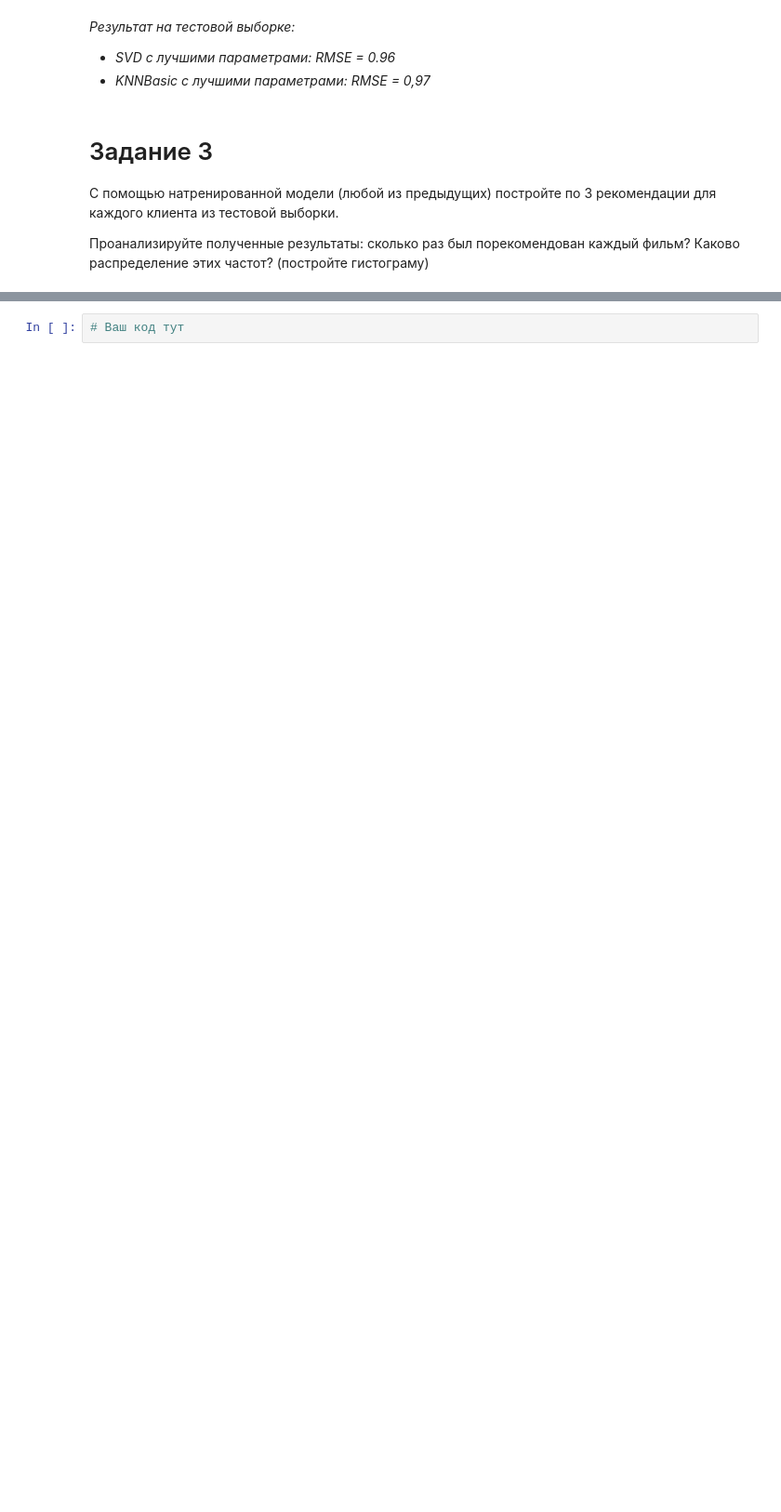
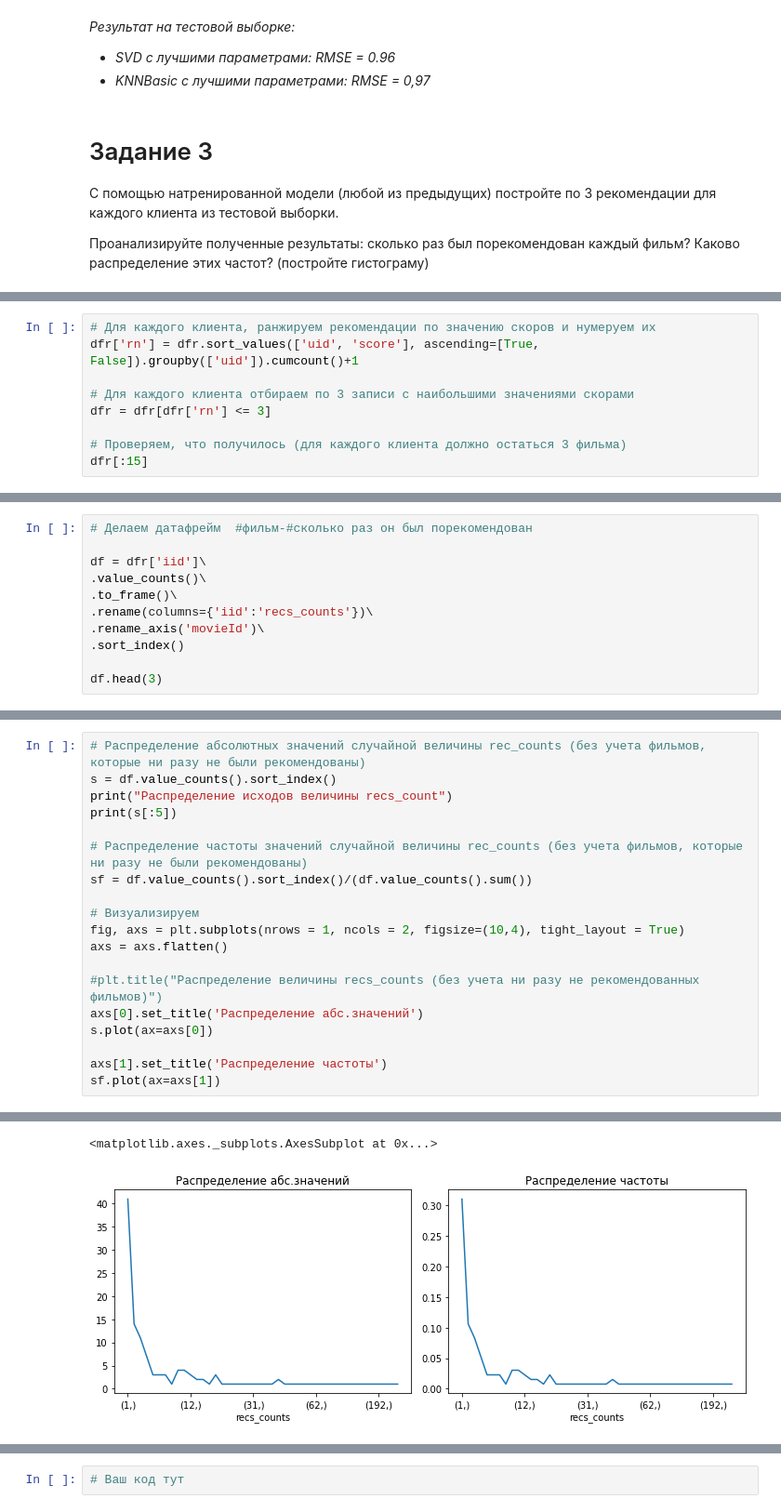
Before and after one commit to root-epifit/madmo-adv, a Jupyter notebook: hw3_movielens_my_solution.ipynb, the cells around one changed output, grey strips where cells are left out. Shown at 93% size. Cells and saved outputs as stored; diff of their text form; blank space fills up the shorter version.

```diff
--- a/hw3_movielens_my_solution.ipynb
+++ b/hw3_movielens_my_solution.ipynb
@@ -495,0 +495,9 @@ TypeError: ignored
+# %%
+# Для каждого клиента, ранжируем рекомендации по значению скоров и нумеруем их
+dfr['rn'] = dfr.sort_values(['uid', 'score'], ascending=[True, False]).groupby(['uid']).cumcount()+1
+
+# Для каждого клиента отбираем по 3 записи с наибольшими значениями скорами
+dfr = dfr[dfr['rn'] <= 3]
+
+# Проверяем, что получилось (для каждого клиента должно остаться 3 фильма)
+dfr[:15]
@@ -495,0 +524,11 @@ TypeError: ignored
+# %%
+# Делаем датафрейм  #фильм-#cколько раз он был порекомендован
+
+df = dfr['iid']\
+.value_counts()\
+.to_frame()\
+.rename(columns={'iid':'recs_counts'})\
+.rename_axis('movieId')\
+.sort_index()
+
+df.head(3)
@@ -495,0 +543,20 @@ TypeError: ignored
+# %%
+# Распределение абсолютных значений случайной величины rec_counts (без учета фильмов, которые ни разу не были рекомендованы)
+s = df.value_counts().sort_index()
+print("Распределение исходов величины recs_count")
+print(s[:5])
+
+# Распределение частоты значений случайной величины rec_counts (без учета фильмов, которые ни разу не были рекомендованы)
+sf = df.value_counts().sort_index()/(df.value_counts().sum())
+
+# Визуализируем
+fig, axs = plt.subplots(nrows = 1, ncols = 2, figsize=(10,4), tight_layout = True)
+axs = axs.flatten()
+
+#plt.title("Распределение величины recs_counts (без учета ни разу не рекомендованных фильмов)")
+axs[0].set_title('Распределение абс.значений')
+s.plot(ax=axs[0])
+
+axs[1].set_title('Распределение частоты')
+sf.plot(ax=axs[1])
+# %% [output]
@@ -495,0 +571,2 @@ TypeError: ignored
+<matplotlib.axes._subplots.AxesSubplot at 0x...>
+[figure, added]
```
Also changed, not shown: parts of 26 cells of this notebook.
